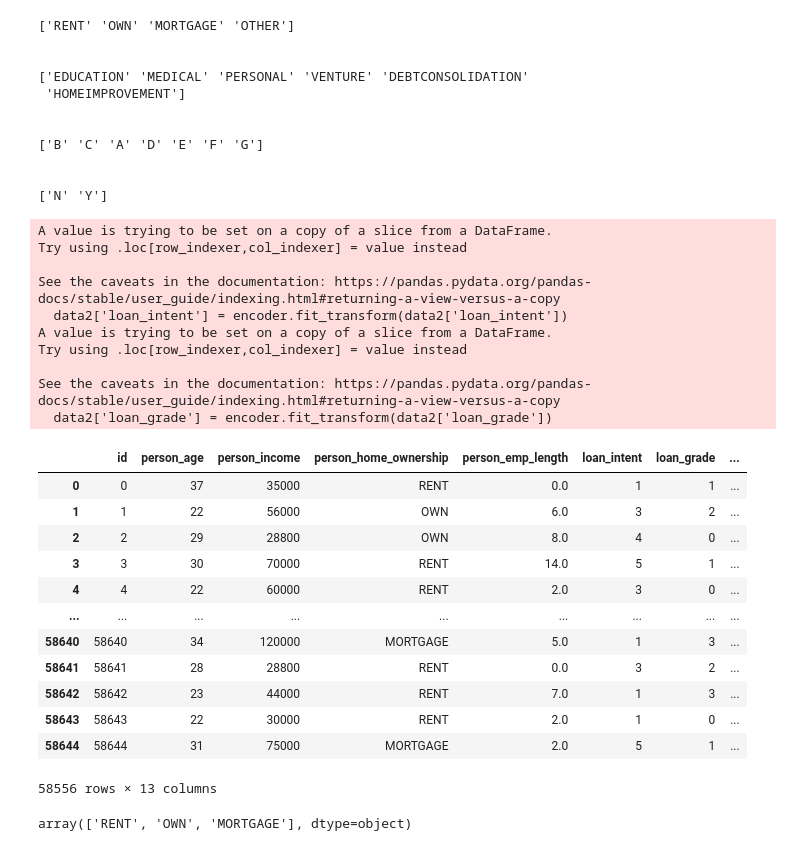
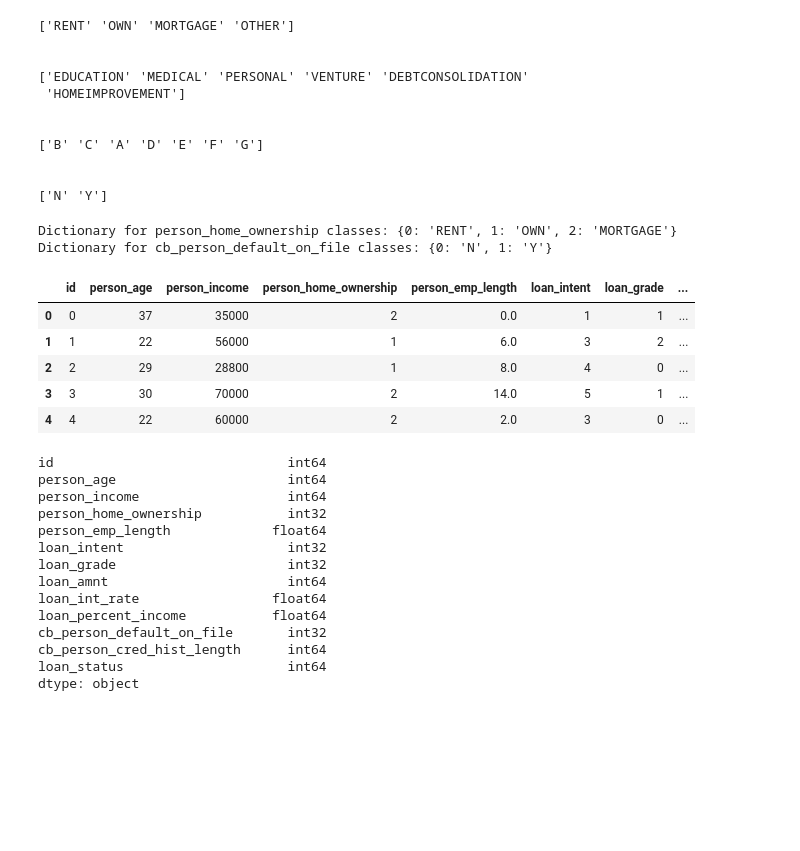
Before and after one commit to VithushanE/LoanApprovalPrediction, a Jupyter notebook: Loan Approval Prediction.ipynb, the cells around one changed output. Saved outputs shown, nothing was run; the diff lists cells and outputs as text; code cells hidden in the pictures; blank space fills up the shorter version.

Commit message:
Add files via upload
Removed Outliers, cleaned data types

```diff
--- a/Loan Approval Prediction.ipynb
+++ b/Loan Approval Prediction.ipynb
@@ -114,39 +114,49 @@ data2 = data2[data2['person_home_ownership']!='OTHER']
 # %%
 # Utilize LabelEncoder to encode the string objects
 list(data2['loan_intent'].unique())
 
 # Initialize labelEncoder
 encoder = LabelEncoder()
 
 # Fit and transform the data for 'loan_intent' column
 data2['loan_intent'] = encoder.fit_transform(data2['loan_intent'])
 
 # Fit and transform the data for 'loan_grade' column
 data2['loan_grade'] = encoder.fit_transform(data2['loan_grade'])
 
 
-data2
+# HOME OWNERSHIP DATA CLEANING
+
+# Get Unique classes from the "person_home_ownership"
+unique_values = data2['person_home_ownership'].unique()
+home_ownership_dict = {i: unique_values[i] for i in range(len(unique_values))}
+
+# Print the dictionary for reference
+print("Dictionary for person_home_ownership classes:", home_ownership_dict)
+
+# Fit and transform the data for 'person_home_ownership' column
+data2['person_home_ownership'] = encoder.fit_transform(data2['person_home_ownership'])
+
+
+# CB_PERSON_DEFAULT_ON_FILE
+
+# Get Unique classes from the "person_home_ownership"
+unique_values = data2['cb_person_default_on_file'].unique()
+cb_person_default_on_file_dict = {i: unique_values[i] for i in range(len(unique_values))}
+
+# Print the dictionary for reference
+print("Dictionary for cb_person_default_on_file classes:", cb_person_default_on_file_dict)
+
+# Fit and transform the data for 'person_home_ownership' column
+data2['cb_person_default_on_file'] = encoder.fit_transform(data2['cb_person_default_on_file'])
+
+data2.head()
 # %% [output]
-A value is trying to be set on a copy of a slice from a DataFrame.
-Try using .loc[row_indexer,col_indexer] = value instead
-
-See the caveats in the documentation: https://pandas.pydata.org/pandas-docs/stable/user_guide/indexing.html#returning-a-view-versus-a-copy
-  data2['loan_intent'] = encoder.fit_transform(data2['loan_intent'])
-A value is trying to be set on a copy of a slice from a DataFrame.
-Try using .loc[row_indexer,col_indexer] = value instead
-
-See the caveats in the documentation: https://pandas.pydata.org/pandas-docs/stable/user_guide/indexing.html#returning-a-view-versus-a-copy
-  data2['loan_grade'] = encoder.fit_transform(data2['loan_grade'])
+Dictionary for person_home_ownership classes: {0: 'RENT', 1: 'OWN', 2: 'MORTGAGE'}
+Dictionary for cb_person_default_on_file classes: {0: 'N', 1: 'Y'}
 |  | id | person_age | person_income | person_home_ownership | person_emp_length | loan_intent | loan_grade | ... |
-| 0 | 0 | 37 | 35000 | RENT | 0.0 | 1 | 1 | ... |
-| 1 | 1 | 22 | 56000 | OWN | 6.0 | 3 | 2 | ... |
-| 2 | 2 | 29 | 28800 | OWN | 8.0 | 4 | 0 | ... |
-| 3 | 3 | 30 | 70000 | RENT | 14.0 | 5 | 1 | ... |
-| 4 | 4 | 22 | 60000 | RENT | 2.0 | 3 | 0 | ... |
-| ... | ... | ... | ... | ... | ... | ... | ... | ... |
-| 58640 | 58640 | 34 | 120000 | MORTGAGE | 5.0 | 1 | 3 | ... |
-| 58641 | 58641 | 28 | 28800 | RENT | 0.0 | 3 | 2 | ... |
-| 58642 | 58642 | 23 | 44000 | RENT | 7.0 | 1 | 3 | ... |
-| 58643 | 58643 | 22 | 30000 | RENT | 2.0 | 1 | 0 | ... |
-| 58644 | 58644 | 31 | 75000 | MORTGAGE | 2.0 | 5 | 1 | ... |
+| 0 | 0 | 37 | 35000 | 2 | 0.0 | 1 | 1 | ... |
+| 1 | 1 | 22 | 56000 | 1 | 6.0 | 3 | 2 | ... |
+| 2 | 2 | 29 | 28800 | 1 | 8.0 | 4 | 0 | ... |
+| 3 | 3 | 30 | 70000 | 2 | 14.0 | 5 | 1 | ... |
+| 4 | 4 | 22 | 60000 | 2 | 2.0 | 3 | 0 | ... |
-58556 rows × 13 columns
@@ -157,4 +163,18 @@ data3 = data3[data3['person_home_ownership']!='OTHER']
-# %%
-data3['person_home_ownership'].unique()
-# %% [output]
-array(['RENT', 'OWN', 'MORTGAGE'], dtype=object)
+# %%
+# Verifying Data types
+data2.dtypes
+# %% [output]
+id                              int64
+person_age                      int64
+person_income                   int64
+person_home_ownership           int32
+person_emp_length             float64
+loan_intent                     int32
+loan_grade                      int32
+loan_amnt                       int64
+loan_int_rate                 float64
+loan_percent_income           float64
+cb_person_default_on_file       int32
+cb_person_cred_hist_length      int64
+loan_status                     int64
+dtype: object
```
Also changed, not shown: parts of 8 cells of this notebook.
